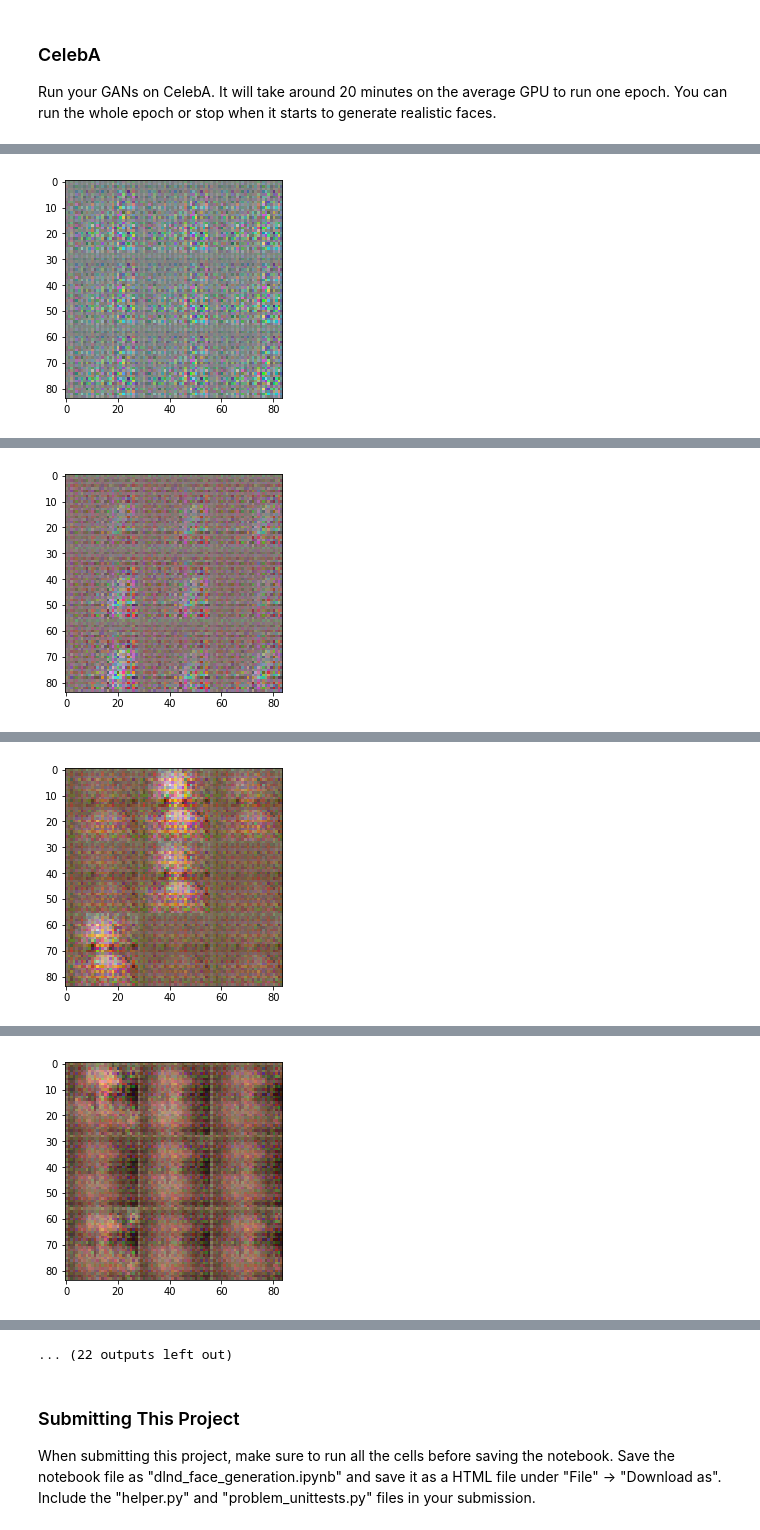
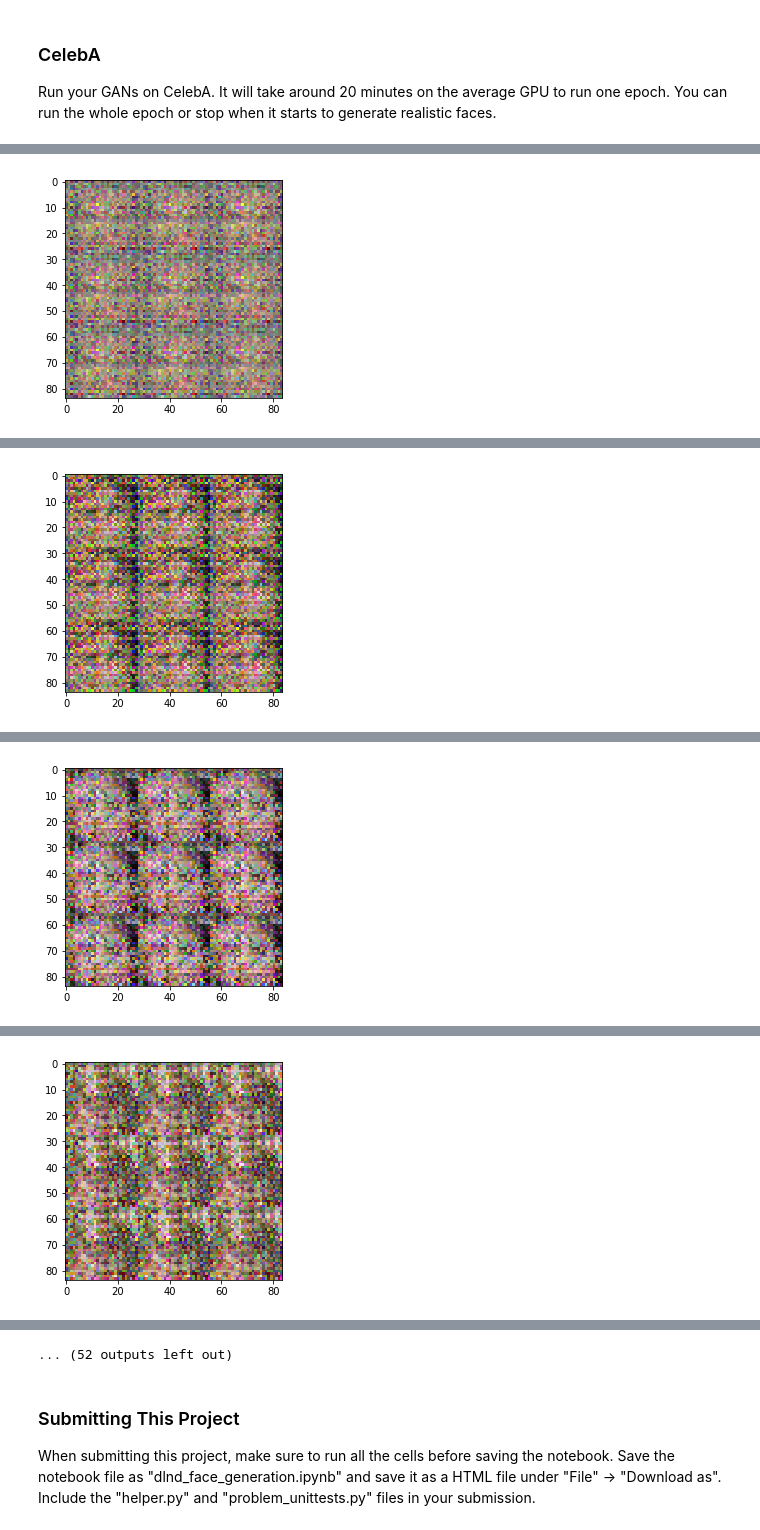
Before and after one commit to archie1983/udacity_deep_learning_course, a Jupyter notebook: face_generation/dlnd_face_generation.ipynb, the cells around one changed output, grey strips where cells are left out. Drawn from its saved outputs; the diff is of its cells as text; code cells hidden in the pictures.

```diff
--- a/face_generation/dlnd_face_generation.ipynb
+++ b/face_generation/dlnd_face_generation.ipynb
@@ -215,7 +212,7 @@ Tests Passed
 ### Generator
 Implement `generator` to generate an image using `z`. This function should be able to reuse the variables in the neural network.  Use [`tf.variable_scope`](https://www.tensorflow.org/api_docs/python/tf/variable_scope) with a scope name of "generator" to allow the variables to be reused. The function should return the generated 28 x 28 x `out_channel_dim` images.
 # %%
-def generator(z, out_channel_dim, is_train=True, alpha=0.1):
+def generator(z, out_channel_dim, is_train=True, alpha=0.2):
     """
     Create the generator network
     :param z: Input z
@@ -240,6 +237,11 @@ def generator(z, out_channel_dim, is_train=True, alpha=0.1):
         # AE: Our random values are now shaped: 2x2x512. Let's get them into 4x4x256
         ct1 = tf.contrib.layers.conv2d_transpose(inputs=fcbnlr, num_outputs=256, kernel_size=3, stride=2,
                                                  padding='SAME', activation_fn=None) #data_format=DATA_FORMAT_NHWC, activation_fn=tf.nn.relu,
+        #activation_fn=tf.nn.relu, weights_initializer=tf.contrib.layers.xavier_initializer()
+
+        # AE: Adding a drop out layer to imporove generator's strength agains discriminator
+        #ct1 = tf.layers.dropout(inputs=ct1, rate=0.3)
+
         # AE: Batch normalisation
         ct1bn = tf.layers.batch_normalization(inputs=ct1, momentum=0.99, epsilon=0.001, training=is_train)
         # AE: Leaky ReLU
@@ -250,6 +252,7 @@ def generator(z, out_channel_dim, is_train=True, alpha=0.1):
         # AE: 4x4x256 -> 8x8x128
         ct2 = tf.contrib.layers.conv2d_transpose(inputs=ct1bnlr, num_outputs=128, kernel_size=3, stride=2,
                                                  padding='SAME', activation_fn=None)
+        #ct2 = tf.layers.dropout(inputs=ct2, rate=0.3)
         ct2bn = tf.layers.batch_normalization(inputs=ct2, momentum=0.99, epsilon=0.001, training=is_train)
         ct2bnlr = tf.maximum(ct2bn * alpha, ct2bn)
 
@@ -258,6 +261,7 @@ def generator(z, out_channel_dim, is_train=True, alpha=0.1):
         # AE: 8x8x128 -> 16x16x64
         ct3 = tf.contrib.layers.conv2d_transpose(inputs=ct2bnlr, num_outputs=64, kernel_size=3, stride=2,
                                                  padding='SAME', activation_fn=None)
+        #ct3 = tf.layers.dropout(inputs=ct3, rate=0.3)
         ct3bn = tf.layers.batch_normalization(inputs=ct3, momentum=0.99, epsilon=0.001, training=is_train)
         ct3bnlr = tf.maximum(ct3bn * alpha, ct3bn)
 
@@ -294,7 +298,7 @@ Implement `model_loss` to build the GANs for training and calculate the loss.  T
 - `discriminator(images, reuse=False)`
 - `generator(z, out_channel_dim, is_train=True)`
 # %%
-def model_loss(input_real, input_z, out_channel_dim):
+def model_loss(input_real, input_z, out_channel_dim, alpha=0.2):
     """
     Get the loss for the discriminator and generator
     :param input_real: Images from the real dataset
@@ -311,11 +315,11 @@ def model_loss(input_real, input_z, out_channel_dim):
     # AE: of them into account (should they be aggregated?).
     # AE:
     # AE: We want generator to NOT re-use the variables, because ... not sure?? ... so setting is_train=True.
-    g = generator(input_z, out_channel_dim, is_train=True)
+    g = generator(input_z, out_channel_dim, is_train=True, alpha=alpha)
     # AE: The first discriminator should NOT re-use variables, because they have not been set up yet.
-    d_artificial, d_a_logits = discriminator(g, reuse=False)
+    d_artificial, d_a_logits = discriminator(g, reuse=False, alpha=alpha)
     # AE: The second discriminator SHOULD re-use variables from the first discriminator
-    d_real, d_r_logits = discriminator(input_real, reuse=True)
+    d_real, d_r_logits = discriminator(input_real, reuse=True, alpha=alpha)
 
 
     d_loss_fake = tf.reduce_mean(tf.nn.sigmoid_cross_entropy_with_logits(logits=d_a_logits, labels=tf.zeros_like(d_artificial)))
@@ -423,7 +423,7 @@ print("CELEBA shape and mode: ", celeba_dataset.shape, celeba_dataset.image_mode
 MNIST shape and mode:  (60000, 28, 28, 1) L
 CELEBA shape and mode:  (202599, 28, 28, 3) RGB
 # %%
-def train(epoch_count, batch_size, z_dim, learning_rate, beta1, get_batches, data_shape, data_image_mode):
+def train(epoch_count, batch_size, z_dim, learning_rate, beta1, get_batches, data_shape, data_image_mode, alpha=0.2):
     """
     Train the GAN
     :param epoch_count: Number of epochs
@@ -444,7 +444,7 @@ def train(epoch_count, batch_size, z_dim, learning_rate, beta1, get_batches, dat
     real_input, z_input, learn_rate = model_inputs(img_width, img_height, out_channel_dim, z_dim)
 
     # AE: And now the model taking in the placeholders
-    d_loss, g_loss = model_loss(real_input, z_input, out_channel_dim)
+    d_loss, g_loss = model_loss(real_input, z_input, out_channel_dim, alpha=alpha)
     d_opt, g_opt = model_opt(d_loss, g_loss, learn_rate, beta1)
 
     # AE: number of batches pushed through our model
@@ -464,9 +464,11 @@ def train(epoch_count, batch_size, z_dim, learning_rate, beta1, get_batches, dat
                 _ = sess.run(g_opt, feed_dict={z_input: batch_z, real_input: batch_images, learn_rate: learning_rate})
                 _ = sess.run(d_opt, feed_dict={real_input: batch_images, z_input: batch_z, learn_rate: learning_rate})
 
+                # AE: Training the generator an extra time, because it appears to be weak.
+                #_ = sess.run(g_opt, feed_dict={z_input: batch_z, real_input: batch_images, learn_rate: learning_rate})
+
                 # AE: Every 10 batches we can print out training statistics
                 if (batches_pushed != 0 and batches_pushed % 10 == 0):
-                    print("AAAA")
                     train_loss_g = g_loss.eval(feed_dict={z_input: batch_z, real_input: batch_images, learn_rate: learning_rate})
                     train_loss_d = d_loss.eval(feed_dict={z_input: batch_z, real_input: batch_images, learn_rate: learning_rate})
 
@@ -474,12 +476,16 @@ def train(epoch_count, batch_size, z_dim, learning_rate, beta1, get_batches, dat
                          " G loss: {:.4f}".format(train_loss_g))
 
                 # AE: And every 100 batches we could show the images that we can now generate
-                if (batches_pushed != 0 and batches_pushed % 20 == 0):
-                    show_generator_output(sess=sess, n_images=10, input_z=z_input,
+                if (batches_pushed != 0 and batches_pushed % 100 == 0):
+                    show_generator_output(sess=sess, n_images=9, input_z=z_input,
                                           out_channel_dim=out_channel_dim, image_mode=data_image_mode)
 
                 # AE: Another batch has been pushed through our model
                 batches_pushed += 1
+
+        # AE: Also display generator's output at the very end
+        show_generator_output(sess=sess, n_images=9, input_z=z_input, out_channel_dim=out_channel_dim,
+                              image_mode=data_image_mode)
 # %% [markdown]
 ### MNIST
 Test your GANs architecture on MNIST.  After 2 epochs, the GANs should be able to generate images that look like handwritten digits.  Make sure the loss of the generator is lower than the loss of the discriminator or close to 0.
@@ -514,11 +643,17 @@ KeyboardInterrupt:
 ### CelebA
 Run your GANs on CelebA.  It will take around 20 minutes on the average GPU to run one epoch.  You can run the whole epoch or stop when it starts to generate realistic faces.
 # %%
-batch_size = 1152
+#batch_size = 200 # 1152
+#z_dim = 100
+#learning_rate = 0.001
+#beta1 = 0.5
+
+# AE: Continuing with the weights from MNIST section
+batch_size = 128
 z_dim = 100
-learning_rate = 0.001
+learning_rate = 0.0002
 beta1 = 0.5
-
+alpha=0.2
 
 """
 DON'T MODIFY ANYTHING IN THIS CELL THAT IS BELOW THIS LINE
@@ -537 +678 @@ Epoch 1/2...  D loss: 1.0234  G loss: 1.1064
-[figure, old version]
+[figure, new version]
@@ -542 +689 @@ Epoch 1/2...  D loss: 0.7884  G loss: 1.3947
-[figure, old version]
+[figure, new version]
@@ -547 +700 @@ Epoch 1/2...  D loss: 0.7414  G loss: 1.3912
-[figure, old version]
+[figure, new version]
@@ -552 +711 @@ Epoch 1/2...  D loss: 0.6088  G loss: 1.3980
-[figure, old version]
+[figure, new version]
@@ -563,4 +734,4 @@ Epoch 1/2...  D loss: 0.7103  G loss: 1.6196
-... (22 outputs left out)
+... (52 outputs left out)
 # %% [markdown]
 ### Submitting This Project
 When submitting this project, make sure to run all the cells before saving the notebook. Save the notebook file as "dlnd_face_generation.ipynb" and save it as a HTML file under "File" -> "Download as". Include the "helper.py" and "problem_unittests.py" files in your submission.
```
Also changed, not shown: parts of 7 cells of this notebook.
